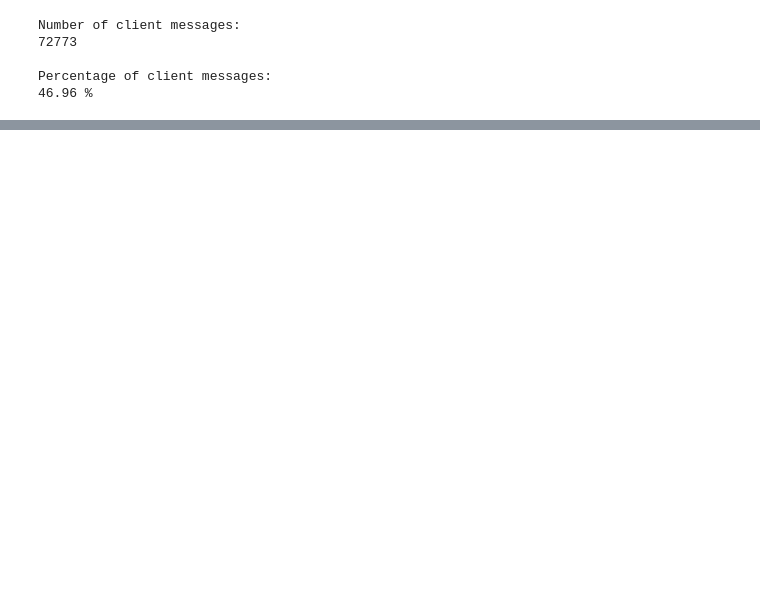
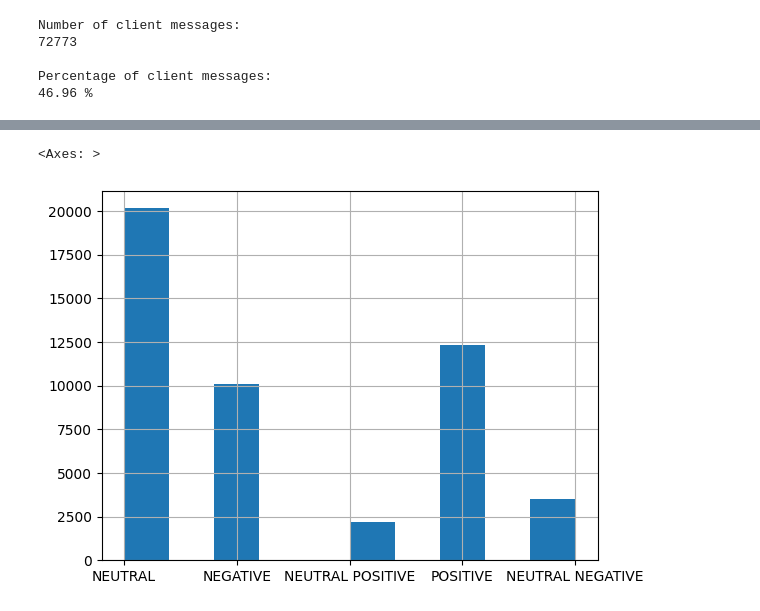
Before and after one commit to higorpr/chatguru-ai-challenge, a Jupyter notebook: ML Pipeline.ipynb, the cells around one changed output, grey strips where cells are left out. Saved outputs shown, nothing was run; the diff lists cells and outputs as text; code cells hidden in the pictures; blank space fills up the shorter version.

```diff
--- a/ML Pipeline.ipynb
+++ b/ML Pipeline.ipynb
@@ -238,0 +721,23 @@ sorted_messages_df.head(100)
+# %%
+def extract_leia_sentiment(compound):
+    sent_output = {'label':'', 'new_score':0}
+
+    sent_output['new_score'] = (compound + 1) / 2
+
+    if compound == 0:
+        sent_output['label'] = 'NEUTRAL'
+    elif compound > 0.2:
+        sent_output['label'] = 'POSITIVE'
+    elif compound > 0:
+        sent_output['label'] = 'NEUTRAL POSITIVE'
+    elif compound >= -0.2 :
+        sent_output['label'] = 'NEUTRAL NEGATIVE'
+    else:
+        sent_output['label'] = 'NEGATIVE'
+
+    return sent_output
+# %%
+%%time
+df_leia = bert_df.assign(
+    score=bert_df['text'].apply(lambda x: analyzer.polarity_scores(x)['compound'])
+)
@@ -238,0 +747,5 @@ sorted_messages_df.head(100)
+# %%
+df_leia = df_leia.assign(
+    normalized_score=df_leia['score'].apply(lambda x: extract_leia_sentiment(x)['new_score']),
+    label = df_leia['score'].apply(lambda x: extract_leia_sentiment(x)['label']),
+)
@@ -238,0 +766,5 @@ sorted_messages_df.head(100)
+# %%
+df_leia.label.hist()
+# %% [output]
+<Axes: >
+[figure, added]
```
Also changed, not shown: parts of 105 cells of this notebook, 2 other files.
